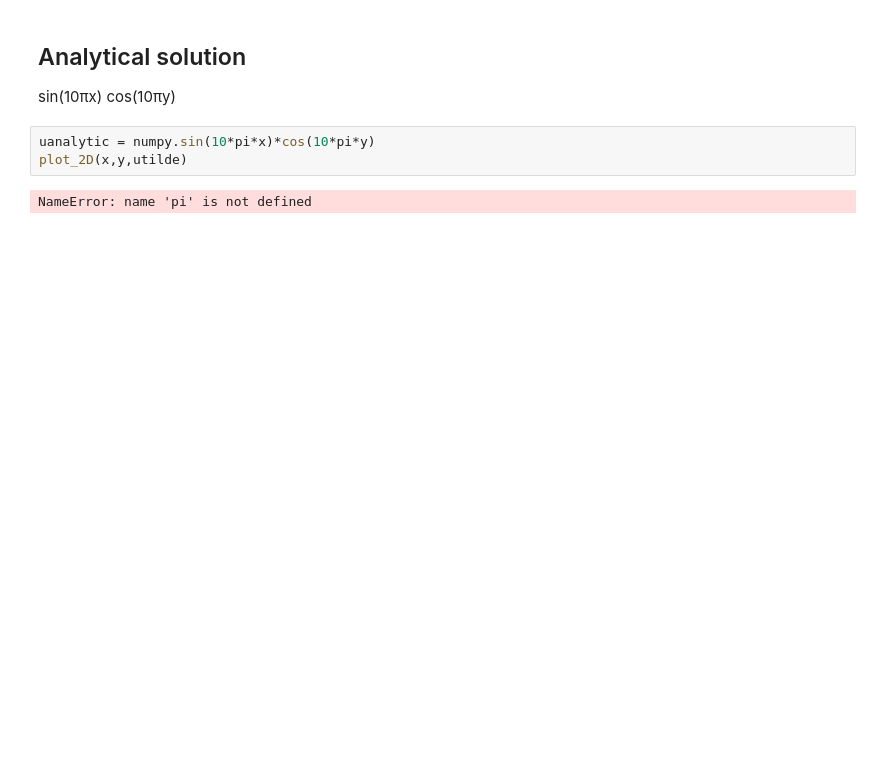
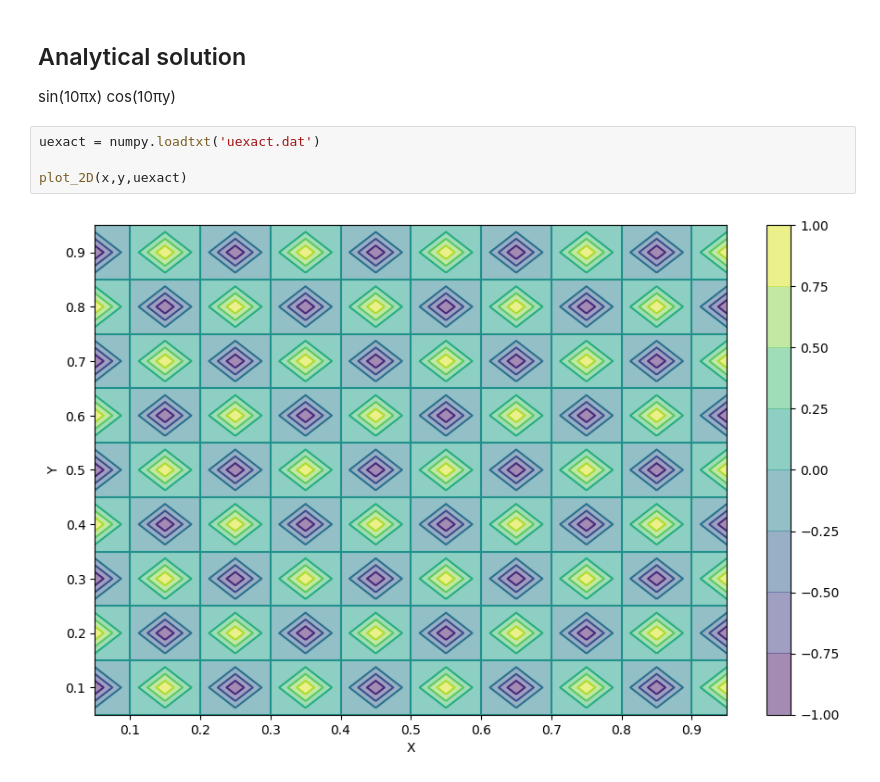
Before and after one commit to MaguRaam/Numerical-PDE, a Jupyter notebook: assign-2/problem-3/plot/plot.ipynb, the cells around one changed output. Drawn from its saved outputs; the diff is of its cells as text; blank space fills up the shorter version.

```diff
--- a/assign-2/problem-3/plot/plot.ipynb
+++ b/assign-2/problem-3/plot/plot.ipynb
@@ -55,8 +55,9 @@ plot_2D(x,y,u)
 # %% [markdown]
 ## Analytical solution
 sin(10πx) cos(10πy)
-# %%
-uanalytic = numpy.sin(10*pi*x)*cos(10*pi*y)
-plot_2D(x,y,utilde)
-# %% [output]
-NameError: name 'pi' is not defined
+# %%
+uexact = numpy.loadtxt('uexact.dat')
+
+plot_2D(x,y,uexact)
+# %% [output]
+[figure, added]
```
Also changed, not shown: parts of 6 cells of this notebook, 37 other files.
